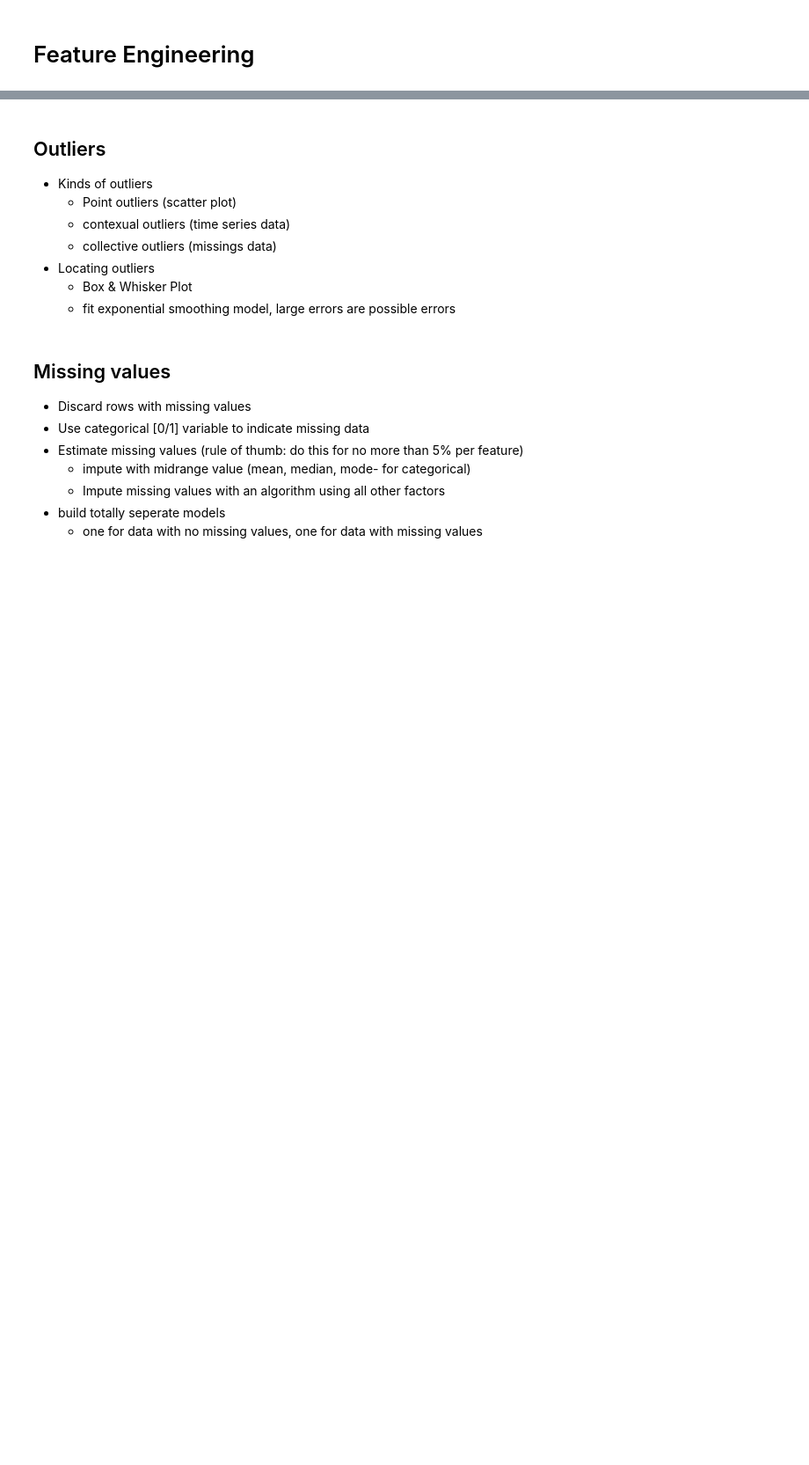
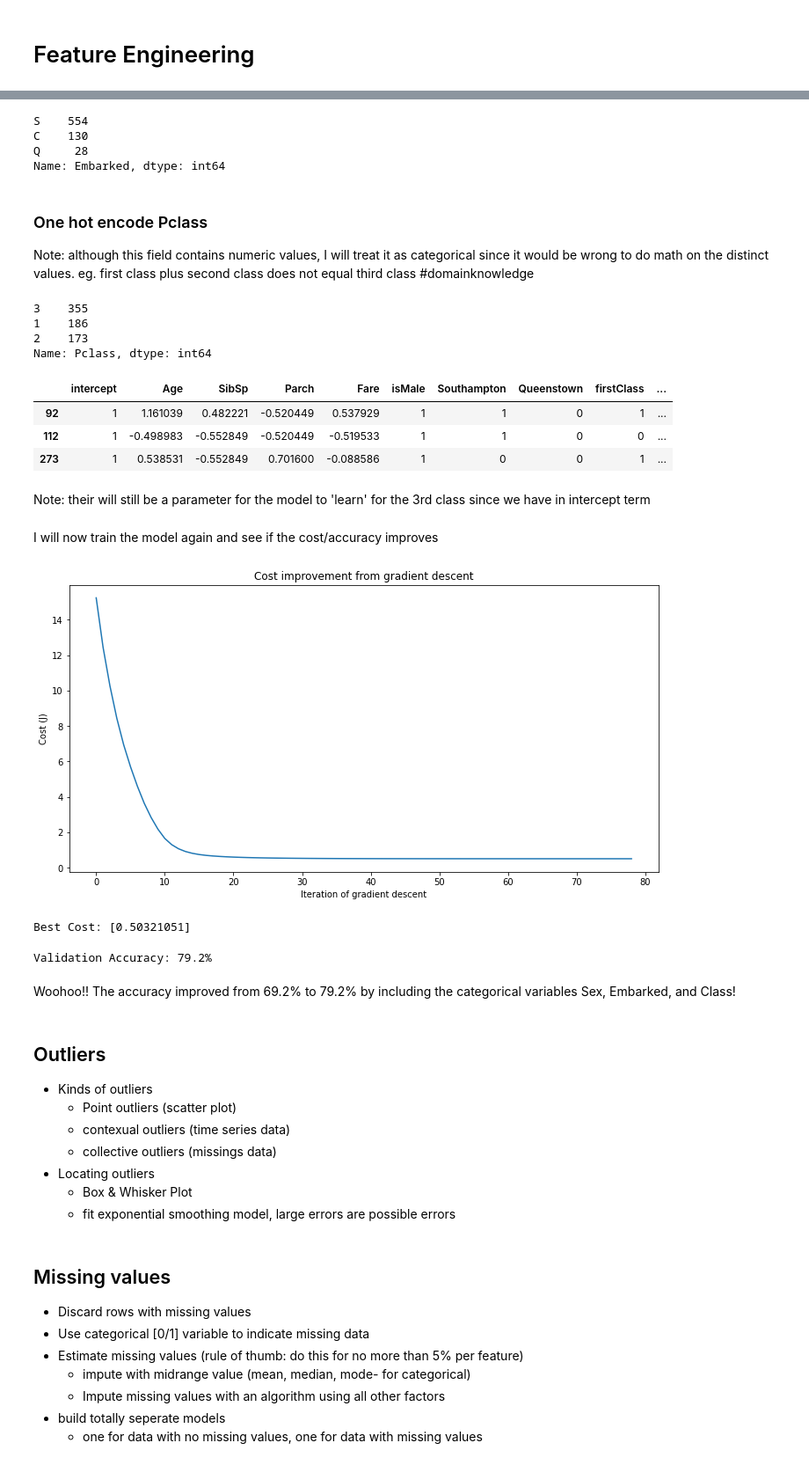
Before and after one commit to jameswiggins/Titanic, a Jupyter notebook: Logistic Regression on Titanic.ipynb, the cells around one changed output, grey strips where cells are left out. Shown: that part at 88% size. Drawn from its saved outputs; the diff is of its cells as text; code cells hidden in the pictures; blank space fills up the shorter version.

Commit message:
one hot encoded categorical features

```diff
--- a/Logistic Regression on Titanic.ipynb
+++ b/Logistic Regression on Titanic.ipynb
@@ -328,0 +346,6 @@ Current accuracy: 69.9%
+# %%
+# Use 'Sex' to create a new one-hot encoded feature "isMale" that is 1 if the passenger is male, 0 otherwise
+# Note: Including a similar feature "isFemale" would be redundant with isMale and would cause multicollinearity
+isMale = (titanic.Sex == 'male').astype(int)
+x_train_with_categoricals['isMale'] = isMale.loc[0:indexToSplitOn]
+x_validate_with_categoricals['isMale'] = isMale.loc[indexToSplitOn+1:]
@@ -329,3 +355,73 @@ Current accuracy: 69.9%
+# %%
+titanic.Embarked.value_counts()
+# %% [output]
+S    554
+C    130
+Q     28
+Name: Embarked, dtype: int64
+# %%
+Southampton = (titanic.Embarked == 'S').astype(int)
+Queenstown = (titanic.Embarked == 'Q').astype(int)
+
+x_train_with_categoricals['Southampton'] = Southampton.loc[0:indexToSplitOn]
+x_validate_with_categoricals['Southampton'] = Southampton.loc[indexToSplitOn+1:]
+
+x_train_with_categoricals['Queenstown'] = Queenstown.loc[0:indexToSplitOn]
+x_validate_with_categoricals['Queenstown'] = Queenstown.loc[indexToSplitOn+1:]
+# %% [markdown]
+### One hot encode Pclass
+Note: although this field contains numeric values, I will treat it as categorical since it would be wrong to do math on the distinct values. eg. first class plus second class does not equal third class #domainknowledge
+# %%
+titanic.Pclass.value_counts()
+# %% [output]
+3    355
+1    186
+2    173
+Name: Pclass, dtype: int64
+# %%
+firstClass = (titanic.Pclass == 1).astype(int)
+secondClass = (titanic.Pclass == 2).astype(int)
+
+x_train_with_categoricals['firstClass'] = firstClass.loc[0:indexToSplitOn]
+x_validate_with_categoricals['firstClass'] = firstClass.loc[indexToSplitOn+1:]
+
+x_train_with_categoricals['secondClass'] = secondClass.loc[0:indexToSplitOn]
+x_validate_with_categoricals['secondClass'] = secondClass.loc[indexToSplitOn+1:]
+# %%
+x_train_norm.sample(3)
+# %% [output]
+|  | intercept | Age | SibSp | Parch | Fare | isMale | Southampton | Queenstown | firstClass | ... |
+| 92 | 1 | 1.161039 | 0.482221 | -0.520449 | 0.537929 | 1 | 1 | 0 | 1 | ... |
+| 112 | 1 | -0.498983 | -0.552849 | -0.520449 | -0.519533 | 1 | 1 | 0 | 0 | ... |
+| 273 | 1 | 0.538531 | -0.552849 | 0.701600 | -0.088586 | 1 | 0 | 0 | 1 | ... |
+# %% [markdown]
+Note: their will still be a parameter for the model to 'learn' for the 3rd class since we have in intercept term
+# %% [markdown]
+I will now train the model again and see if the cost/accuracy improves
+# %%
+theta_tuned_2, J_history_2, J_2 = gradientDescent(X=x_train_with_categoricals.to_numpy(),
+                                      y=y_train.to_numpy(),
+                                      theta=np.array([10,10,10,10,10,10,10,10,10,10,]),
+                                      L=5, a=4)
+# %%
+plt.plot(J_history_2)
+plt.xlabel('Iteration of gradient descent')
+plt.ylabel('Cost (J)')
+plt.title('Cost improvement from gradient descent')
+plt.show()
+# %% [output]
+[figure, added]
+# %%
+print(f'Best Cost: {J_2}')
+# %% [output]
+Best Cost: [0.50321051]
+# %%
+score = ((h(x_validate_with_categoricals.to_numpy(), theta_tuned_2)>.5).astype(int)==y_validate.to_numpy()).mean()
+print('Validation Accuracy: {:.1%}'.format(score))
+# %% [output]
+Validation Accuracy: 79.2%
+# %% [markdown]
+Woohoo!! The accuracy improved from 69.2% to 79.2% by including the categorical variables Sex, Embarked, and Class!
 # %% [markdown]
 ## Outliers
 * Kinds of outliers
```
Also changed, not shown: parts of 15 cells of this notebook.
